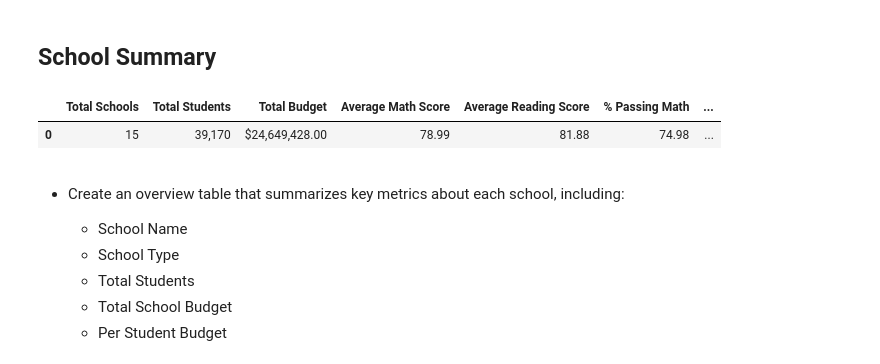
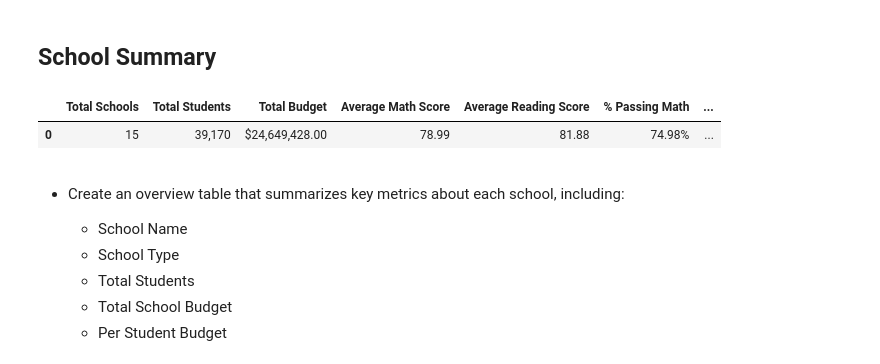
Before and after one commit to binetala/Pandas_Challenge, a Jupyter notebook: PyCitySchools_starter.ipynb, the cells around one changed output. Cells and saved outputs as stored; diff of their text form; code cells hidden in the pictures.

```diff
--- a/PyCitySchools_starter.ipynb
+++ b/PyCitySchools_starter.ipynb
@@ -53,37 +53,38 @@ school_data_complete.head()
 # %%
 #Number of Schools
 NumberofSchools = len(school_data_complete['school_name'].unique())
 #Number of Students
 NumberofStudents = school_data_complete['student_name'].count()
 #Total Budget
 TotalBudget = sum(school_data_complete['budget'].unique())
 #Average Math Score
 AverageMathScore = school_data_complete['math_score'].mean()
 #Average Reading Score
 AverageReadingScore = school_data_complete['reading_score'].mean()
 #Passing Math Score = # of students who passed Math / total students
 PassingMathScore = (school_data_complete[school_data_complete['math_score']>=70]['student_name'].count()/NumberofStudents)*100
 #Passing Reading Score = # of students who passed Reading / total students
 PassingReadingScore = (school_data_complete[school_data_complete['reading_score']>=70]['student_name'].count()/NumberofStudents)*100
 #Overall Passing Rate = # of students who passed Reading AND Math/ total students
 OverallPassingScore = (school_data_complete[(school_data_complete['reading_score']>=70) & (school_data_complete['math_score']>=70)].count()/NumberofStudents)*100
 #OverallPassingScore = 65.172326
 #New DataFrame
 df = pd.DataFrame({'Total Schools':[NumberofSchools],
       'Total Students':'{:,}'.format(NumberofStudents),
       'Total Budget':'${:,.2f}'.format(TotalBudget),
       'Average Math Score':'{:,.2f}'.format(AverageMathScore),
       'Average Reading Score':'{:,.2f}'.format(AverageReadingScore),
-      '% Passing Math':'{:,.2f}'.format(PassingMathScore),
-      '% Passing Reading':'{:,.2f}'.format(PassingReadingScore),
-      '% Overall Passing':"%65.17"
+      '% Passing Math':'{:,.2f}%'.format(PassingMathScore),
+      '% Passing Reading':'{:,.2f}%'.format(PassingReadingScore),
+      '% Overall Passing':[OverallPassingScore[0]]
             })
+df['% Overall Passing'] = df['% Overall Passing'].map("{:.2f}%".format)
 #DistrictFinalResults = pd.DataFrame(df)
 #DistrictFinalResults
 df
 # %% [output]
 |  | Total Schools | Total Students | Total Budget | Average Math Score | Average Reading Score | % Passing Math | ... |
-| 0 | 15 | 39,170 | $24,649,428.00 | 78.99 | 81.88 | 74.98 | ... |
+| 0 | 15 | 39,170 | $24,649,428.00 | 78.99 | 81.88 | 74.98% | ... |
 # %% [markdown]
 * Create an overview table that summarizes key metrics about each school, including:
   * School Name
```
Also changed, not shown: parts of 1 cell of this notebook.
